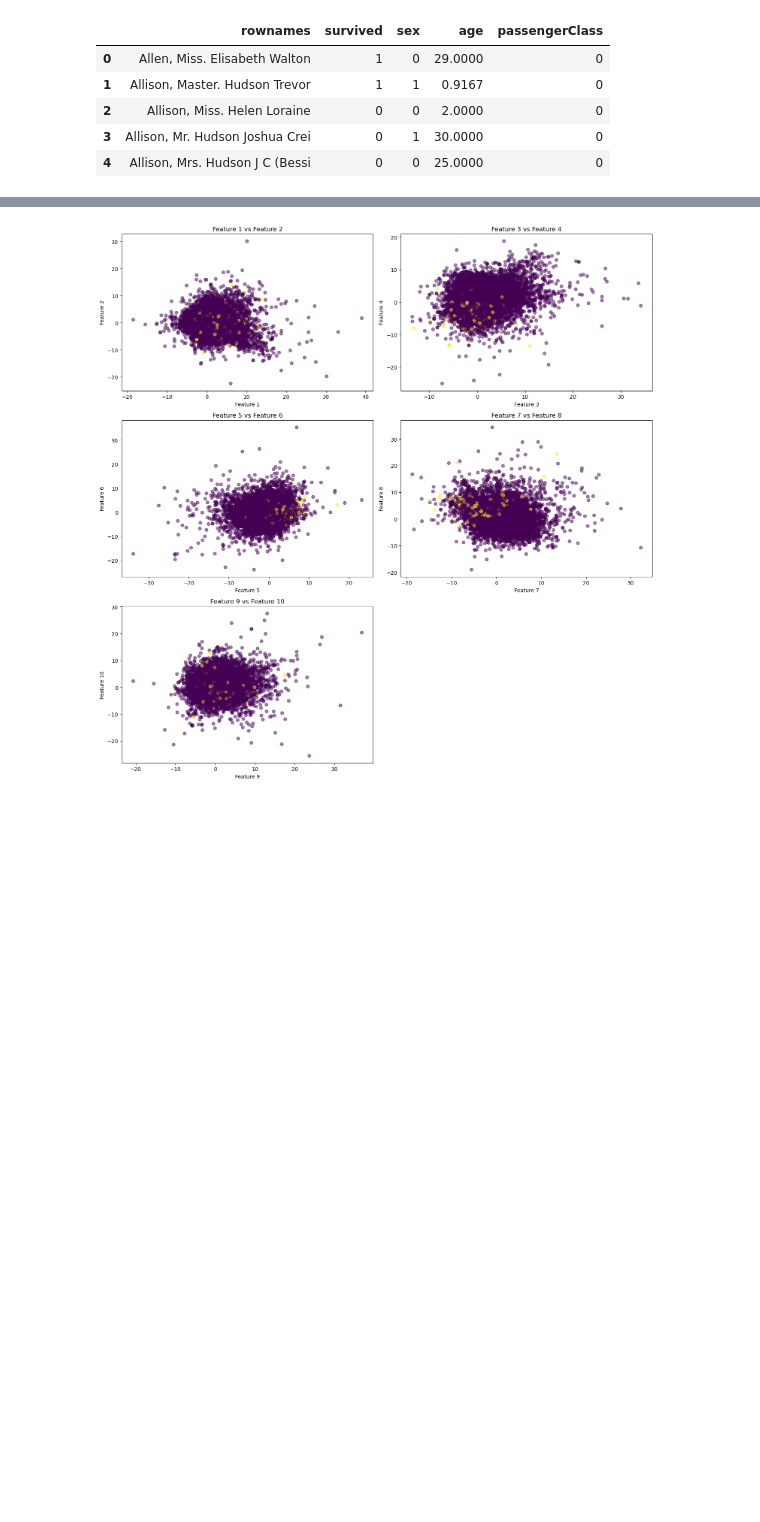
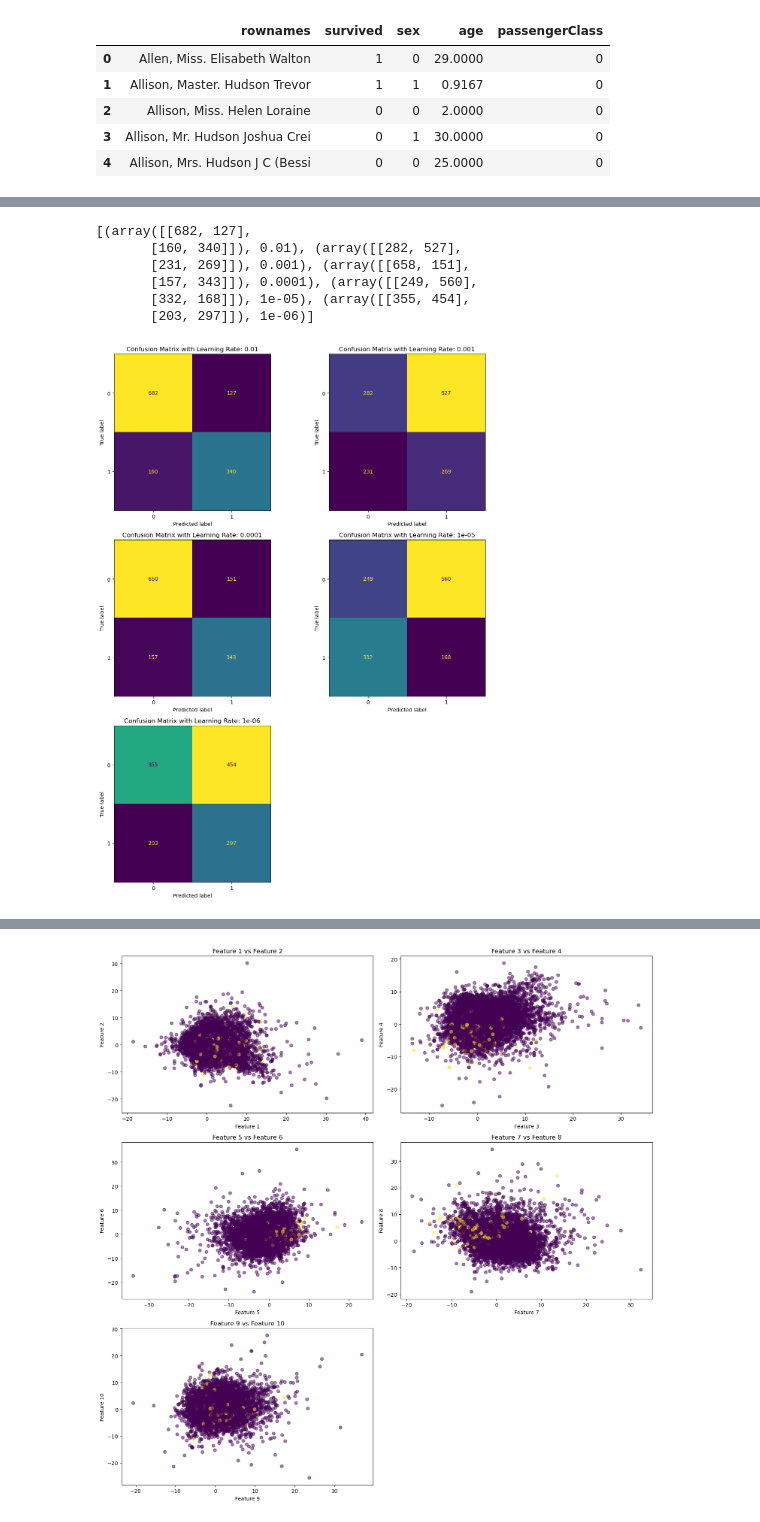
Before and after one commit to giomhern/machine-learning-spring-2024, a Jupyter notebook: week8/homework6.ipynb, the cells around one changed output, grey strips where cells are left out. Cells and saved outputs as stored; diff of their text form; code cells hidden in the pictures; blank space fills up the shorter version.

```diff
--- a/week8/homework6.ipynb
+++ b/week8/homework6.ipynb
@@ -178,0 +183,26 @@ Training completed for learning rate: 1e-06
+# %%
+from sklearn.metrics import ConfusionMatrixDisplay
+import matplotlib.pyplot as plt
+print(confusion_metrics)
+num_matrices = len(confusion_metrics)
+ncols = 2
+nrows = (num_matrices + ncols - 1) // ncols
+fig, ax = plt.subplots(nrows, ncols, figsize=(12, nrows * 5))
+ax = ax.flatten()
+for idx, m in enumerate(confusion_metrics):
+    conf_matrix, lr = m
+    disp = ConfusionMatrixDisplay(confusion_matrix=conf_matrix)
+    disp.plot(ax=ax[idx], colorbar=False)
+    ax[idx].set_title(f'Confusion Matrix with Learning Rate: {lr}')
+for i in range(len(confusion_metrics), len(ax)):
+    fig.delaxes(ax[i])
+plt.tight_layout()
+plt.show()
+# %% [output]
+[(array([[682, 127],
+       [160, 340]]), 0.01), (array([[282, 527],
+       [231, 269]]), 0.001), (array([[658, 151],
+       [157, 343]]), 0.0001), (array([[249, 560],
+       [332, 168]]), 1e-05), (array([[355, 454],
+       [203, 297]]), 1e-06)]
+[figure, added]
```
Also changed, not shown: parts of 13 cells of this notebook, 9 other files.
